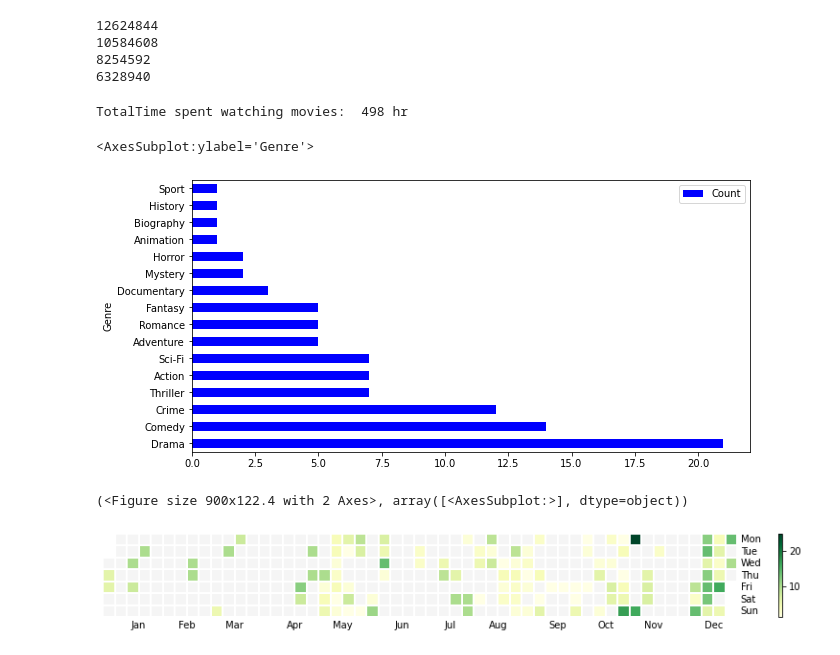
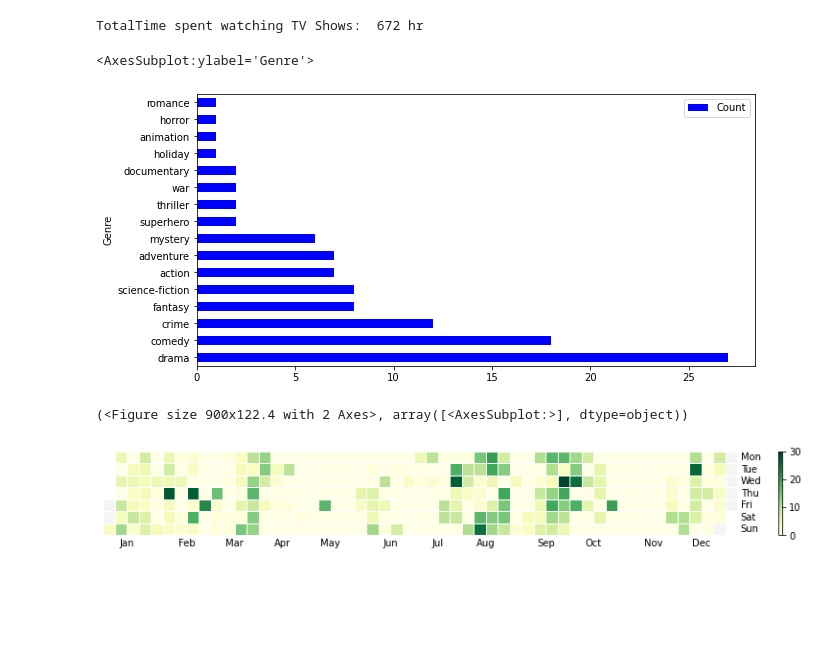
Before and after one commit to mzfr/year-in-review, a Jupyter notebook: trakt/TrakTV.ipynb, the cells around one changed output. Drawn from its saved outputs; the diff is of its cells as text; code cells hidden in the pictures; blank space fills up the shorter version.

Commit message:
Code for trakt analysis

```diff
--- a/trakt/TrakTV.ipynb
+++ b/trakt/TrakTV.ipynb
@@ -30,10 +42,11 @@ with open("export_movies_history.csv", "r") as f:
 # %%
 totalTime = 0
 genres = {}
+# print(movies_info)
 for code, info in movies_info.items():
-    if info['date'].year != 2020:
+    if info['date'].year != 2021:
         continue
-    totalTime += int(info['runtime'][0])
+    totalTime += int(info['runtime'])
     for g in info["genres"]:
         if g in genres:
             genres[g] += 1
@@ -57,30 +70,26 @@ with open("export_shows_history.csv", "r") as f:
     for show in shows:
         date_str = datetime.strptime(show["watched_at"], "%Y-%m-%dT%H:%M:%S.%fZ").strftime("%Y-%m-%d")
         date = datetime.strptime(date_str, "%Y-%m-%d")
-        code = show["imdb"][2:]
-        if code in tvShows:
-            tvShows[code]["count"] += 1
+        code = show["trakt"]
+        if date.year != 2021:
+            continue
         else:
-            tvShows[code] = {}
-            tvShows[code]["count"] = 1
-            tvShows[code]["date"] = date_str
-            imdb_info = ia.get_movie(code)
-            # Some indian shows didn't had these values
-            if "runtimes" in imdb_info and "genres" in imdb_info:
-                tvShows[code]["runtime"] = imdb_info["runtimes"]
-                tvShows[code]["genres"] = imdb_info["genres"]
+            if code in tvShows:
+                tvShows[code]["count"] += 1
             else:
-                print(code)
+                tvShows[code] = {}
+                tvShows[code]["count"] = 1
+                tvShows[code]["date"] = date_str
+#                 imdb_info = ia.get_movie(code)
+                # Some indian shows didn't had these values
+                show = TVShow(code)
+                tvShows[code]["runtime"] = show.runtime
+                tvShows[code]["genres"] = show.genres
 
-        if date in dayWiseTV:
-            dayWiseTV[date] += 1
-        else:
-            dayWiseTV[date] = 1
+            if date in dayWiseTV:
+                dayWiseTV[date] += 1
+            else:
+                dayWiseTV[date] = 1
-# %% [output]
-12624844
-10584608
-8254592
-6328940
 # %%
 totalTvTime = 0
 tvGenres = {}
@@ -105,24 +114,24 @@ for code, info in tvShows.items():
             else:
                 tvGenres[g] = 1
 # %%
-print("TotalTime spent watching movies: ", totalTvTime//60, "hr")
+print("TotalTime spent watching TV Shows: ", totalTvTime//60, "hr")
 
 data = dict(sorted(tvGenres.items(), key=lambda item: item[1], reverse=True))
 tvgenre_df = pd.DataFrame(data.items(), columns=["Genre", "Count"])
 tvgenre_df.plot(kind="barh", x=0,y=1, figsize=(10,5), color='blue')
 # %% [output]
-TotalTime spent watching movies:  498 hr
+TotalTime spent watching TV Shows:  672 hr
 <AxesSubplot:ylabel='Genre'>
-[figure, old version]
+[figure, new version]
 # %%
 dataToPlot = {}
 
 for k,v in dayWiseTV.items():
-    if k.year == 2020:
+    if k.year == 2021:
         dataToPlot[k] = v
 
 series = pd.Series(dataToPlot)
 calplot.calplot(series, cmap='YlGn', edgecolor=None, yearlabels=False)
 # %% [output]
 (<Figure size 900x122.4 with 2 Axes>, array([<AxesSubplot:>], dtype=object))
-[figure, old version]
+[figure, new version]
```
Also changed, not shown: parts of 5 cells of this notebook.
